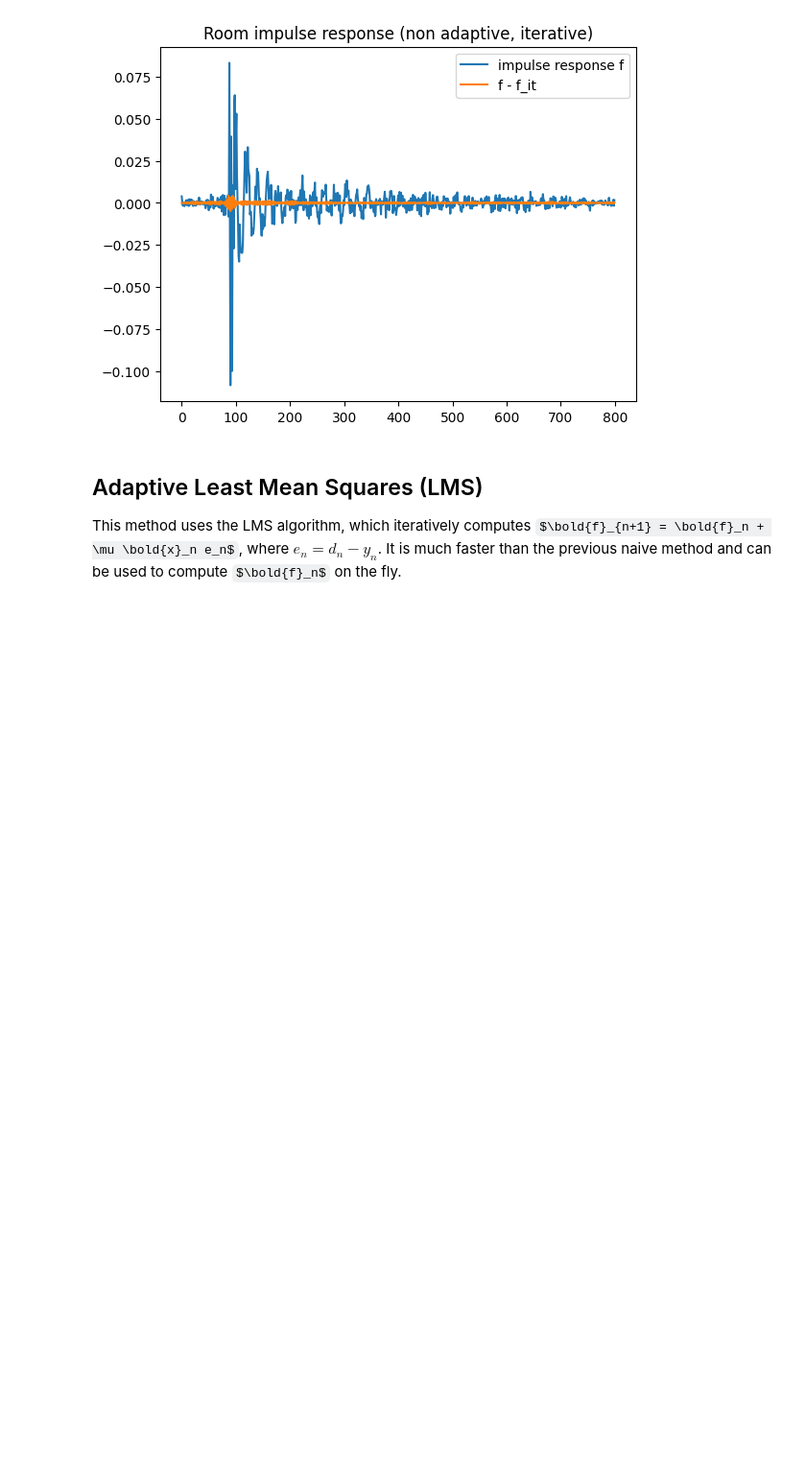
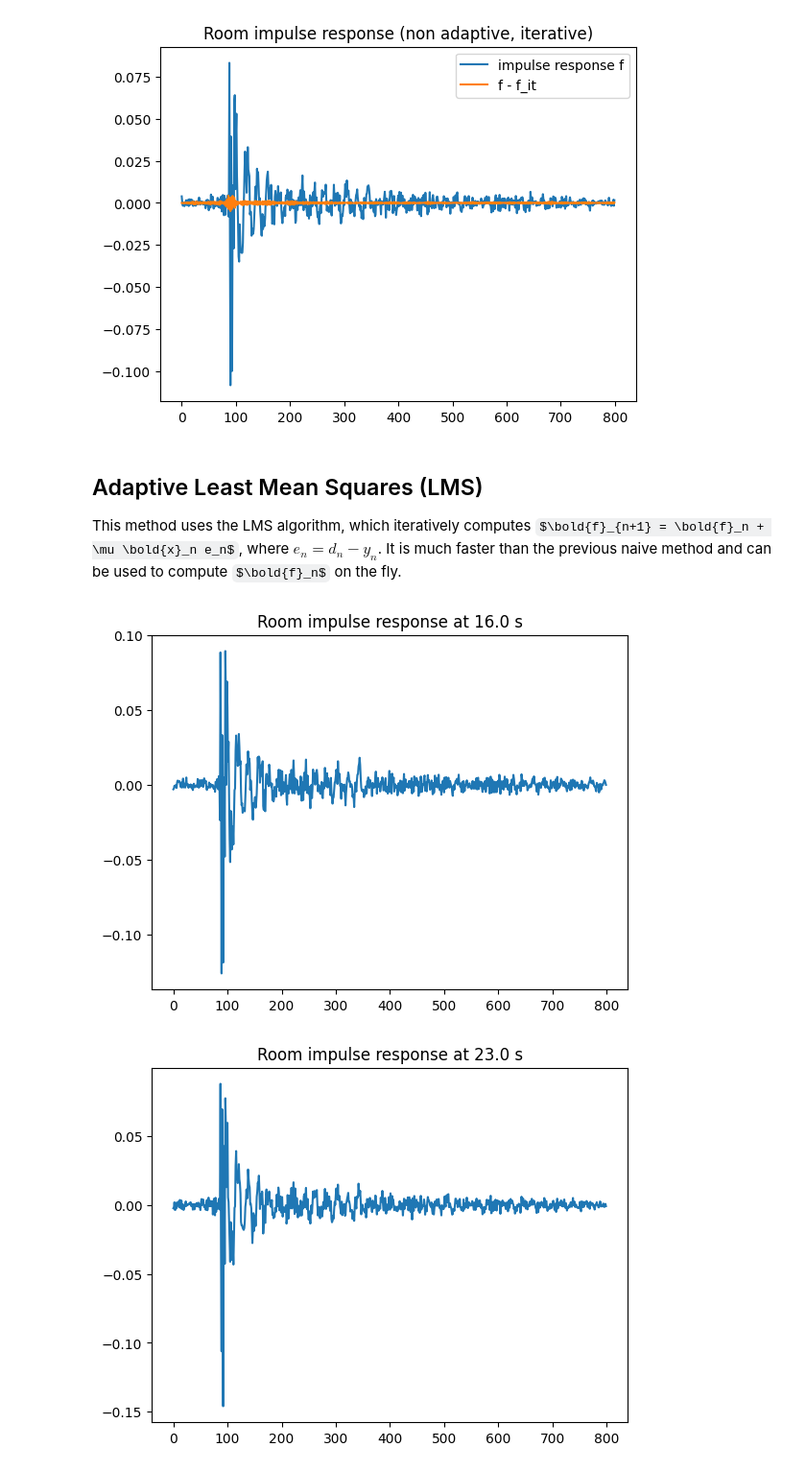
Before and after one commit to Tran-Antoine/ssdp-mp1, a Jupyter notebook: adaptive_experiment.ipynb, the cells around one changed output. Shown at 96% size. Drawn from its saved outputs; the diff is of its cells as text; code cells hidden in the pictures; some formulas as TeX source; blank space fills up the shorter version.

Commit message:
Implement LMS adaptive filter

```diff
--- a/adaptive_experiment.ipynb
+++ b/adaptive_experiment.ipynb
@@ -132,0 +140,40 @@ This method uses the LMS algorithm, which iteratively computes $\bold{f}_{n+1} =
+# %%
+# Normalization by 2^15 - 1 is necessary
+fs_d, d = wavfile.read('data/2_RecStatic.wav')  # read d[n]
+#fs_d, d = wavfile.read('data/2_RecChanging.wav')  # read d[n]
+d_normalized = d / 32767
+
+_, x = wavfile.read('data/2_Sig.wav')  # read x[n]
+x_normalized = x / 32767
+# %%
+# Choose 0 < mu < 2/lambdaMax. Problem: cannot really estimate lambda_max at this stage
+mu = 0.03  # choose mu intuitively
+# %%
+# Apply the iteration (cf other notebooks)
+K = 800  # number of taps
+N_it = 20  # number of iterations
+
+f_ad = np.zeros(K)
+e_ad = np.zeros(len(d_normalized))
+
+# Adaptive filtering
+for i in range(K, len(e)):
+    X = x_normalized[i-K:i]
+
+    # Solve normal equation
+    for j in range(N_it):
+        f_ad = f_ad + mu * X * (d_normalized[i] - f_ad.T @ X)
+
+    # Update output
+    e_ad[i] = d_normalized[i] - f_ad.T @ X
+
+    # Plot the iterative filter at some time instants (every 7 seconds starting from 16 seconds)
+    if ((i - 2*fs_d) % (7*fs_d) == 0 and (i > 10*fs_d)):
+        plt.title(f'Room impulse response at {i/fs_d} s')
+        plt.plot(f_ad[::-1])
+        plt.show()
+
+f_ad = f_ad[::-1]
+# %% [output]
+[figure, added]
+[figure, added]
```
Also changed, not shown: parts of 9 cells of this notebook.
